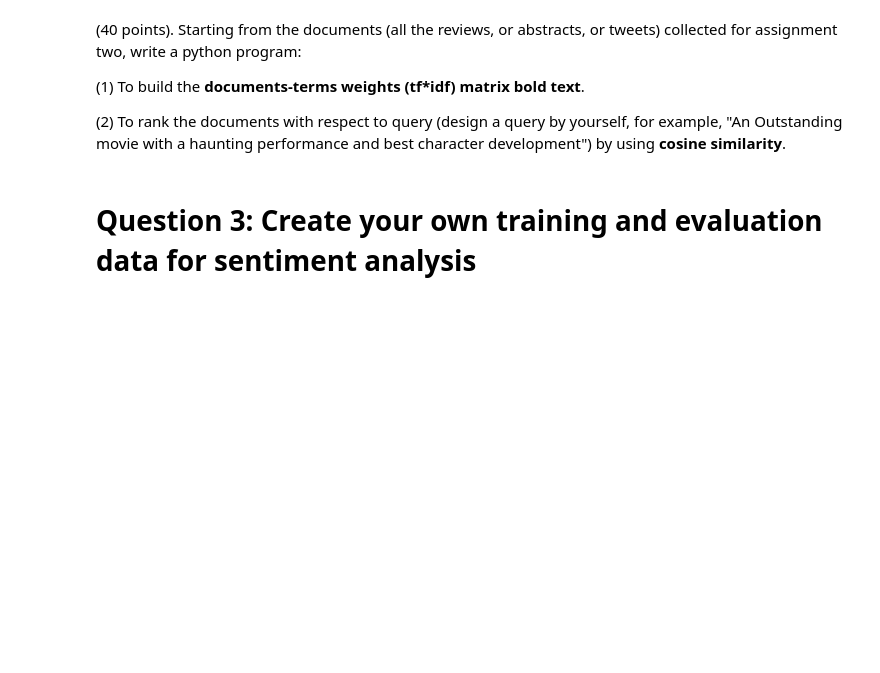
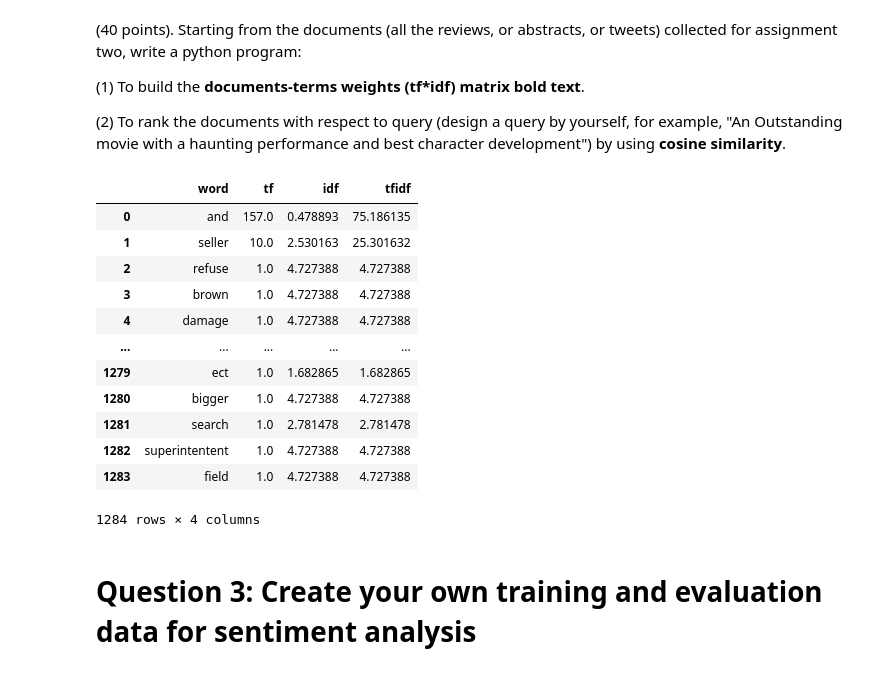
Before and after one commit to betty6you/Jing_INFO5731_Spring2020, a Jupyter notebook: INFO5731_Assignment_Three.ipynb, the cells around one changed output. Drawn from its saved outputs; the diff is of its cells as text; code cells hidden in the pictures; blank space fills up the shorter version.

```diff
--- a/INFO5731_Assignment_Three.ipynb
+++ b/INFO5731_Assignment_Three.ipynb
@@ -18,0 +17,22 @@ In this assignment, you are required to conduct information extraction, semantic
+# %%
+# Write your code here
+!pip install pandas
+import pandas as pd
+import string
+import nltk
+from nltk.util import ngrams
+nltk.download('punkt')
+data=pd.read_csv(r"https://raw.githubusercontent.com/betty6you/Jing_INFO5731_Spring2020/main/AmazonReviewupdated.csv")
+
+# load cleaned and preprocessed text from assignment 2
+f=open('AmazonReviewupdated.csv')
+text=f.read()
+tokens = nltk.word_tokenize(text)
+
+#Creating trigrams
+trigrams = nltk.trigrams(tokens)
+
+#computing frequency distribution for all the trigrams in the text
+freq_dist = nltk.FreqDist(trigrams)
+for k,v in freq_dist.items():
+    print(k,v)
@@ -28,0 +175,27 @@ In this assignment, you are required to conduct information extraction, semantic
+# %%
+# Write your code here
+tf1=(data['comment'][0:113]).apply(lambda x: pd.value_counts(x.split(" "))).sum(axis=0).reset_index( )
+tf1.columns=['word','tf']
+tf1
+
+import numpy as np
+
+for i,word in enumerate (tf1['word']):
+  tf1.loc[i,'idf']=np.log(data.shape[0]/(len(data[data['comment'].str.contains(word)])))
+
+tf1['tfidf']=tf1['tf']*tf1['idf']
+tf1
+# %% [output]
+|  | word | tf | idf | tfidf |
+| 0 | and | 157.0 | 0.478893 | 75.186135 |
+| 1 | seller | 10.0 | 2.530163 | 25.301632 |
+| 2 | refuse | 1.0 | 4.727388 | 4.727388 |
+| 3 | brown | 1.0 | 4.727388 | 4.727388 |
+| 4 | damage | 1.0 | 4.727388 | 4.727388 |
+| ... | ... | ... | ... | ... |
+| 1279 | ect | 1.0 | 1.682865 | 1.682865 |
+| 1280 | bigger | 1.0 | 4.727388 | 4.727388 |
+| 1281 | search | 1.0 | 2.781478 | 2.781478 |
+| 1282 | superintentent | 1.0 | 4.727388 | 4.727388 |
+| 1283 | field | 1.0 | 4.727388 | 4.727388 |
+1284 rows × 4 columns
```
Also changed, not shown: parts of 6 cells of this notebook.
